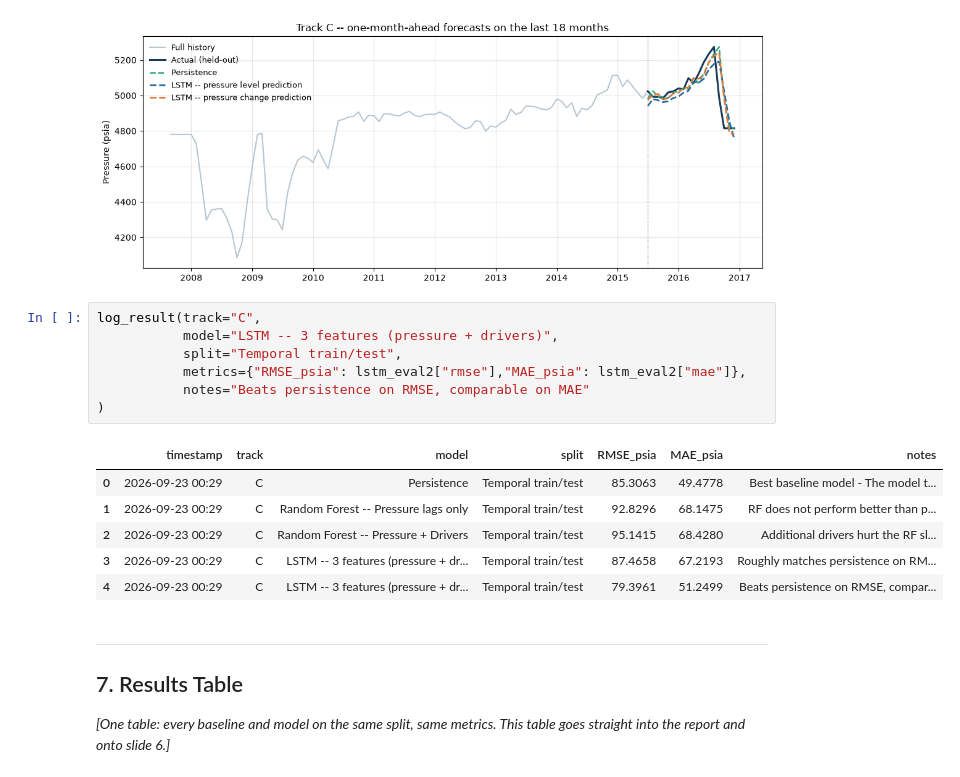
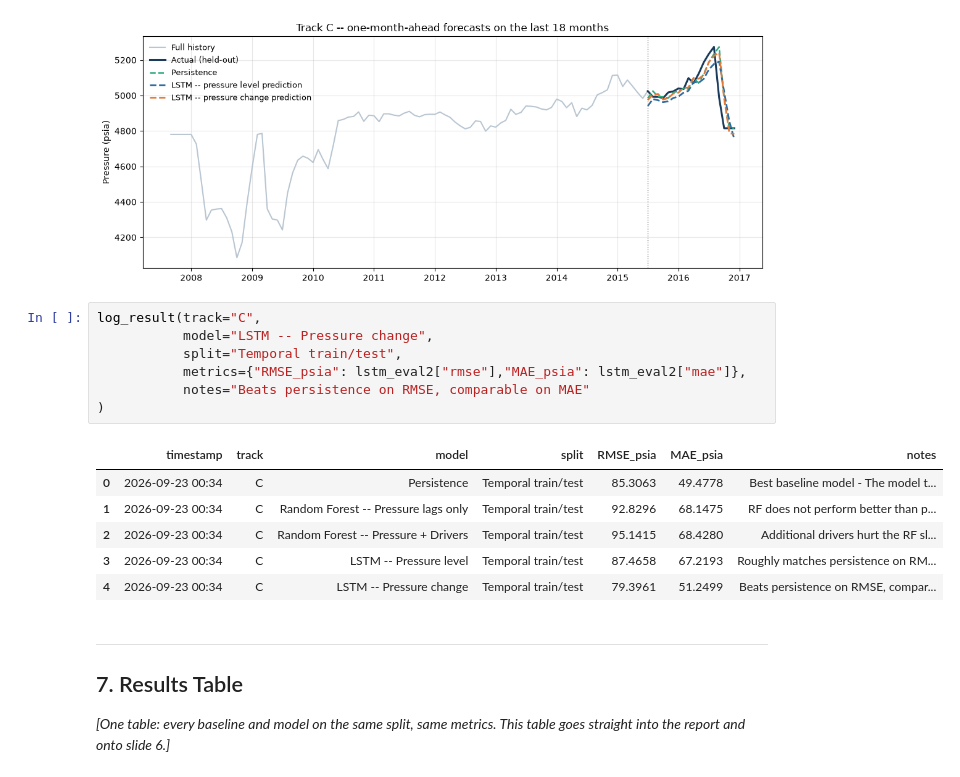
Before and after one commit to sadaraka-kadi/ml4pe-pressure-forecasting, a Jupyter notebook: notebooks/capstone.ipynb, the cells around one changed output. Drawn from its saved outputs; the diff is of its cells as text.

```diff
--- a/notebooks/capstone.ipynb
+++ b/notebooks/capstone.ipynb
@@ -591,18 +591,18 @@ plt.tight_layout(); plt.show()
 [figure]
 # %%
 log_result(track="C",
-           model="LSTM -- 3 features (pressure + drivers)",
+           model="LSTM -- Pressure change",
            split="Temporal train/test",
            metrics={"RMSE_psia": lstm_eval2["rmse"],"MAE_psia": lstm_eval2["mae"]},
            notes="Beats persistence on RMSE, comparable on MAE"
 )
 # %% [output]
 |  | timestamp | track | model | split | RMSE_psia | MAE_psia | notes |
-| 0 | 2026-09-23 00:29 | C | Persistence | Temporal train/test | 85.3063 | 49.4778 | Best baseline model - The model t... |
-| 1 | 2026-09-23 00:29 | C | Random Forest -- Pressure lags only | Temporal train/test | 92.8296 | 68.1475 | RF does not perform better than p... |
-| 2 | 2026-09-23 00:29 | C | Random Forest -- Pressure + Drivers | Temporal train/test | 95.1415 | 68.4280 | Additional drivers hurt the RF sl... |
-| 3 | 2026-09-23 00:29 | C | LSTM -- 3 features (pressure + dr... | Temporal train/test | 87.4658 | 67.2193 | Roughly matches persistence on RM... |
-| 4 | 2026-09-23 00:29 | C | LSTM -- 3 features (pressure + dr... | Temporal train/test | 79.3961 | 51.2499 | Beats persistence on RMSE, compar... |
+| 0 | 2026-09-23 00:34 | C | Persistence | Temporal train/test | 85.3063 | 49.4778 | Best baseline model - The model t... |
+| 1 | 2026-09-23 00:34 | C | Random Forest -- Pressure lags only | Temporal train/test | 92.8296 | 68.1475 | RF does not perform better than p... |
+| 2 | 2026-09-23 00:34 | C | Random Forest -- Pressure + Drivers | Temporal train/test | 95.1415 | 68.4280 | Additional drivers hurt the RF sl... |
+| 3 | 2026-09-23 00:34 | C | LSTM -- Pressure level | Temporal train/test | 87.4658 | 67.2193 | Roughly matches persistence on RM... |
+| 4 | 2026-09-23 00:34 | C | LSTM -- Pressure change | Temporal train/test | 79.3961 | 51.2499 | Beats persistence on RMSE, compar... |
 # %% [markdown]
 ---
 ## 7. Results Table
```
Also changed, not shown: parts of 3 cells of this notebook.
